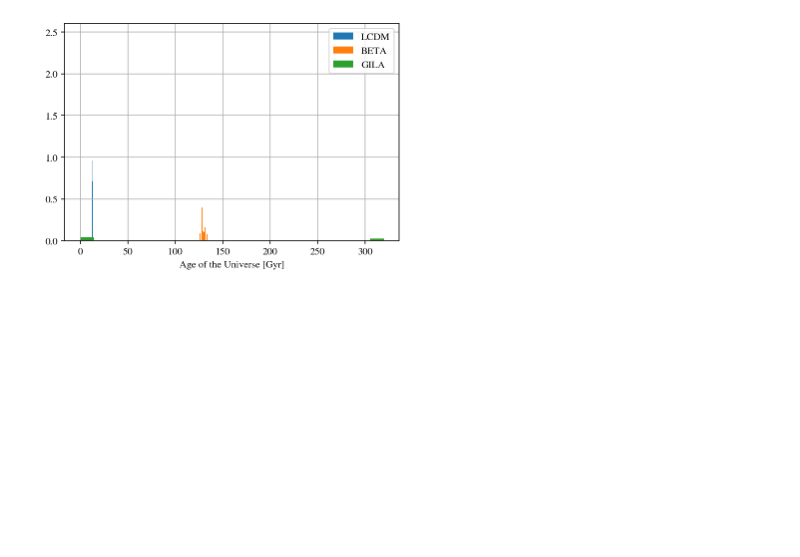
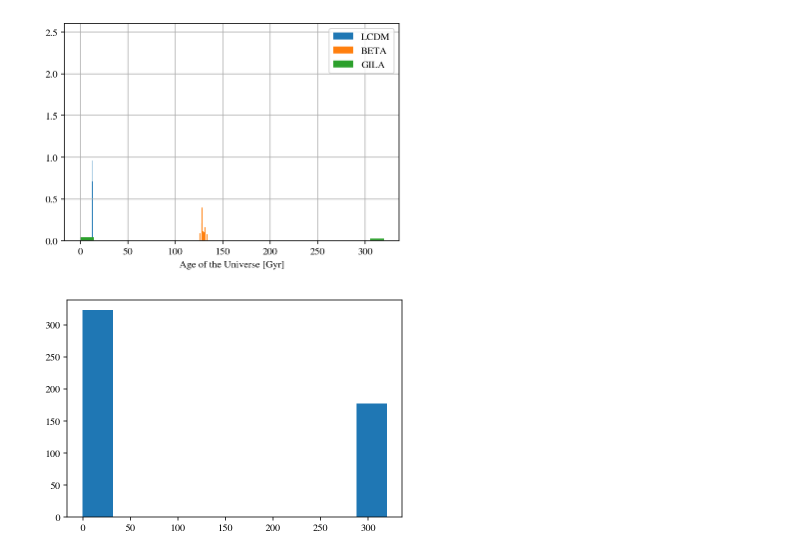
Before and after one commit to matiasleize/GC_MCMC, a Jupyter notebook: notebooks/age_of_the_universe/plot_age_of_universe_0.90.ipynb, the cells around one changed output. Cells and saved outputs as stored; diff of their text form; code cells hidden in the pictures; blank space fills up the shorter version.

```diff
--- a/notebooks/age_of_the_universe/plot_age_of_universe_0.90.ipynb
+++ b/notebooks/age_of_the_universe/plot_age_of_universe_0.90.ipynb
@@ -133,8 +136,8 @@ def integrator_GILA_log(physical_params, model, num_z_points=int(10**5),
                     rtol=rtol, atol=atol, method=method)
 
 
-    #assert len(sol.t)==num_z_points, 'Something is wrong with the integration!'
-    #assert np.all(zs_int==sol.t), 'Not all the values of z coincide with the ones that were required!'
+    assert len(sol.t)==num_z_points, 'Something is wrong with the integration!'
+    assert np.all(zs_int==sol.t), 'Not all the values of z coincide with the ones that were required!'
 
     # Calculate the Hubble parameter
     zs_final = sol.t
@@ -175,7 +178,7 @@ L_bar = 0.90
 Gyr_to_second = int(3.1536e16)
 Mpc_to_km = int(3.0857e19)
 inv_Hub_to_Gyr = Mpc_to_km/Gyr_to_second
-zs_final = np.logspace(np.log10(0.001),70,int(10e3))
+zs_final = np.logspace(np.log10(0.001),13,int(10e3))
 # %%
 #LCDM MODEL
 #M_abs = flat_samples_lcdm[:,0]
@@ -216,6 +219,11 @@ aou_gila = np.zeros(500)
 
 for i in range(len(aou_gila)):
     physical_params =  [L_bar, beta[i], H0[i]]
-    zs_final, Hs_final = integrator_GILA_log(physical_params,model='GILA', num_z_points=int(10e4),
-                                        initial_z=np.log10(0.01), final_z=70)
+    try:
+        zs_final, Hs_final = integrator_GILA_log(physical_params,model='GILA', num_z_points=int(10e4),
+                                            initial_z=np.log10(0.01), final_z=70)
+    except Exception as e:
+        # If integration fails, reject the step
+        return -np.inf
+
     aou_gila[i] = inv_Hub_to_Gyr * simps(((1+zs_final) * Hs_final)**(-1), zs_final)
@@ -233,3 +243,9 @@ os.chdir(path_figures)
 plt.savefig('AOU_{}.pdf'.format(L_bar))
 # %% [output]
 [figure]
+# %%
+plt.hist(aou_gila)
+mask_up = np.where(aou_gila>50)[0]
+mask_down = np.where(aou_gila<50)[0]
+# %% [output]
+[figure, added]
```
Also changed, not shown: parts of 7 cells of this notebook, 2 other files.
